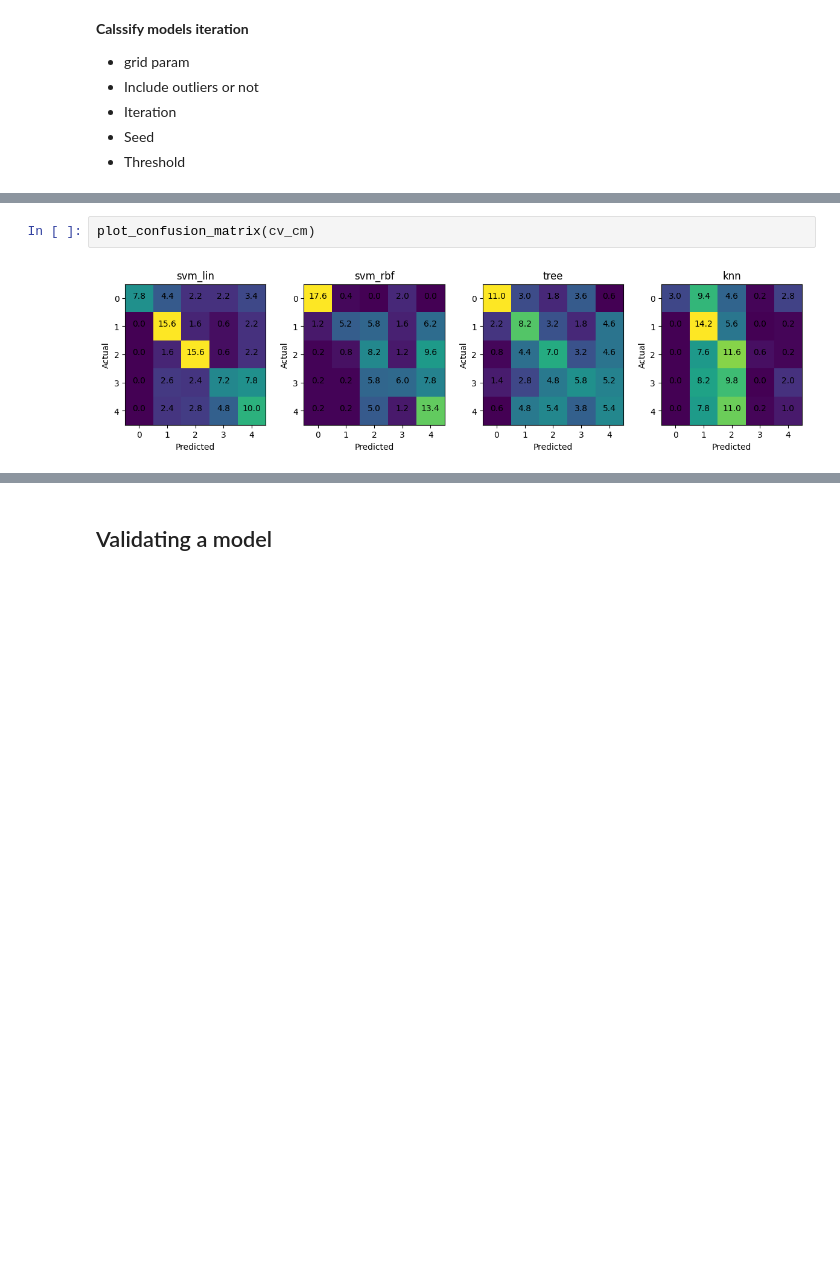
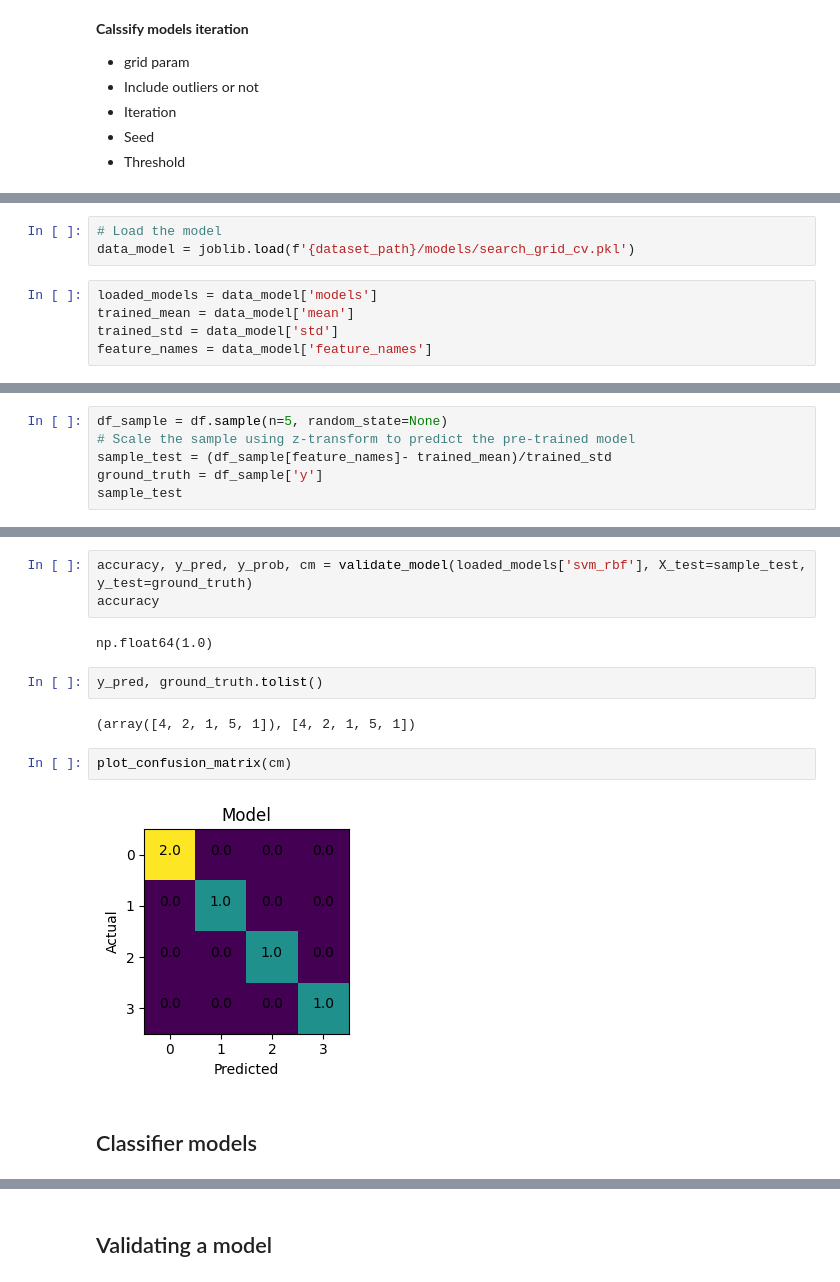
Before and after one commit to nawroz-m/ML_learning, a Jupyter notebook: G5_EGG_v3.ipynb, the cells around one changed output, grey strips where cells are left out. Cells and saved outputs as stored; diff of their text form; blank space fills up the shorter version.

Commit message:
update: cv & trained model rendering

```diff
--- a/G5_EGG_v3.ipynb
+++ b/G5_EGG_v3.ipynb
@@ -281,0 +307,8 @@ cv_table
+# %%
+# Load the model
+data_model = joblib.load(f'{dataset_path}/models/search_grid_cv.pkl')
+# %%
+loaded_models = data_model['models']
+trained_mean = data_model['mean']
+trained_std = data_model['std']
+feature_names = data_model['feature_names']
@@ -281,0 +346,6 @@ cv_table
+# %%
+df_sample = df.sample(n=5, random_state=None)
+# Scale the sample using z-transform to predict the pre-trained model
+sample_test = (df_sample[feature_names]- trained_mean)/trained_std
+ground_truth = df_sample['y']
+sample_test
@@ -282,4 +360,15 @@ cv_table
+# %%
+accuracy, y_pred, y_prob, cm = validate_model(loaded_models['svm_rbf'], X_test=sample_test, y_test=ground_truth)
+accuracy
+# %% [output]
+np.float64(1.0)
+# %%
+y_pred, ground_truth.tolist()
+# %% [output]
+(array([4, 2, 1, 5, 1]), [4, 2, 1, 5, 1])
 # %%
-plot_confusion_matrix(cv_cm)
+plot_confusion_matrix(cm)
 # %% [output]
-[figure, old version]
+[figure, new version]
+# %% [markdown]
+## Classifier models
```
Also changed, not shown: parts of 24 cells of this notebook.
